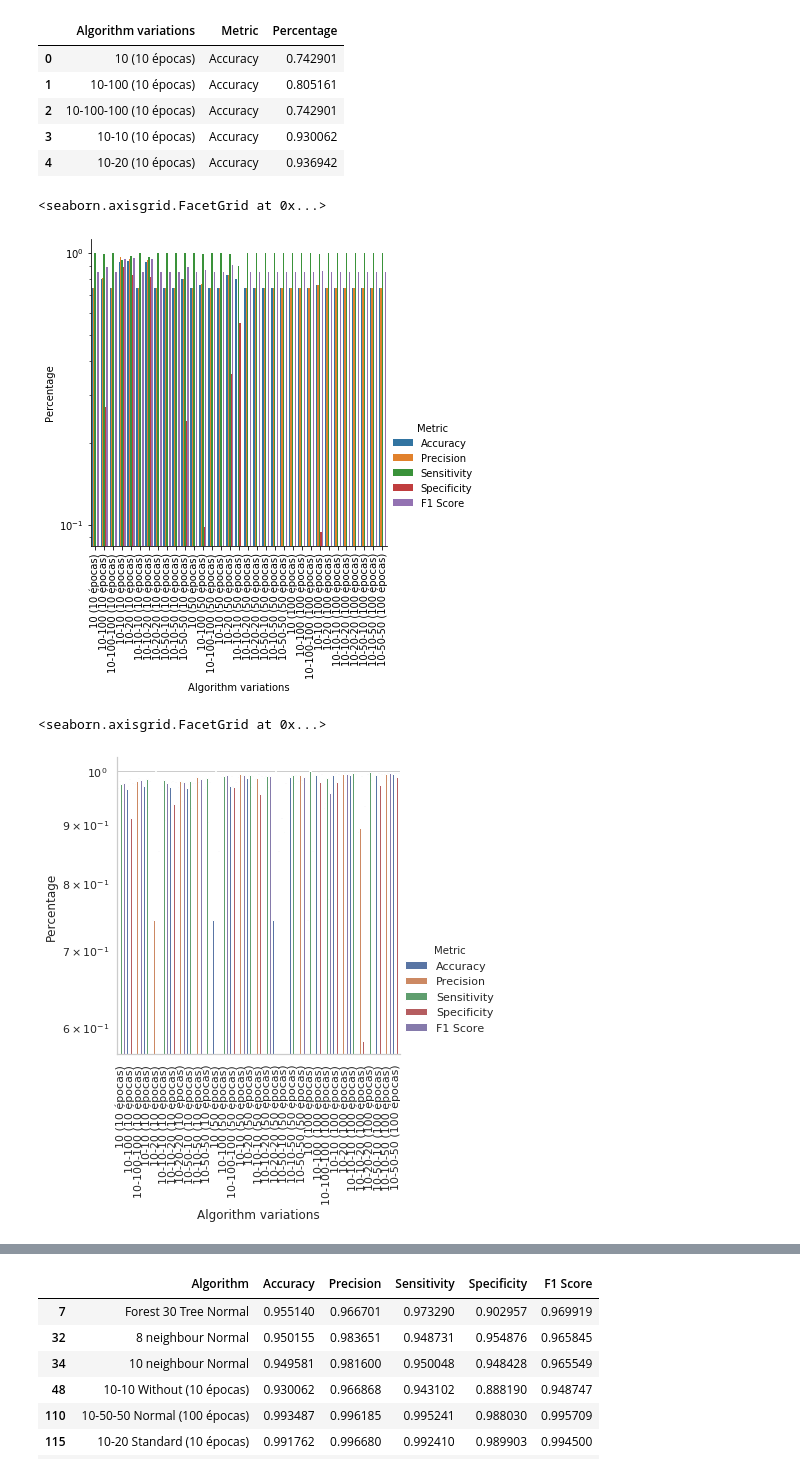
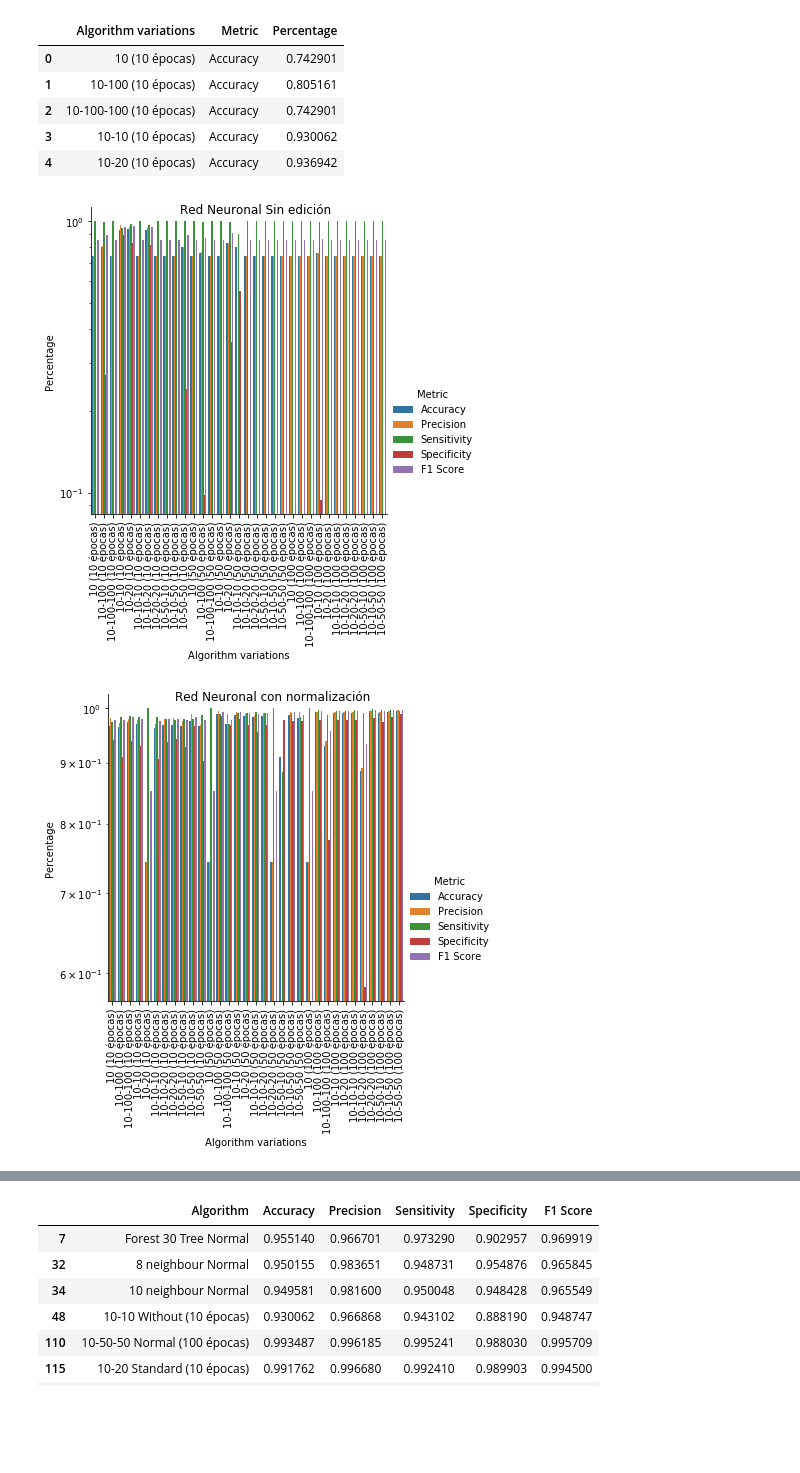
Before and after one commit to manaranjoc/ResonanceImageClassification, a Jupyter notebook: graph/data_visualization.ipynb, the cells around one changed output, grey strips where cells are left out. Drawn from its saved outputs; the diff is of its cells as text; code cells hidden in the pictures; blank space fills up the shorter version.

```diff
--- a/graph/data_visualization.ipynb
+++ b/graph/data_visualization.ipynb
@@ -249,16 +262,18 @@ neural_net_results_without_stacked.head()
 graph = sns.catplot(x="Algorithm variations", y="Percentage", hue='Metric', kind="bar", data=neural_net_results_without_stacked)
 graph.fig.get_axes()[0].set_yscale("log")
 graph.set_xticklabels(rotation=90)
+graph.fig.suptitle('Red Neuronal Sin edición')
+graph.savefig('Graphs/NeuralNetBarWithout.jpg')
 # %% [output]
-<seaborn.axisgrid.FacetGrid at 0x...>
-[figure, old version]
+[figure, new version]
 # %%
 graph = sns.catplot(x="Algorithm variations", y="Percentage", hue='Metric', kind="bar", data=neural_net_results_normal_stacked)
 graph.fig.get_axes()[0].set_yscale("log")
 graph.set_xticklabels(rotation=90)
+graph.fig.suptitle('Red Neuronal con normalización')
+graph.savefig('Graphs/NeuralNetBarNormalized.jpg')
 # %% [output]
-<seaborn.axisgrid.FacetGrid at 0x...>
-[figure, old version]
+[figure, new version]
 # %%
 graph = sns.catplot(x="Algorithm variations", y="Percentage", hue='Metric', kind="bar", data=neural_net_results_standard_stacked)
 graph.fig.get_axes()[0].set_yscale("log")
```
Also changed, not shown: parts of 12 cells of this notebook, 31 other files.
